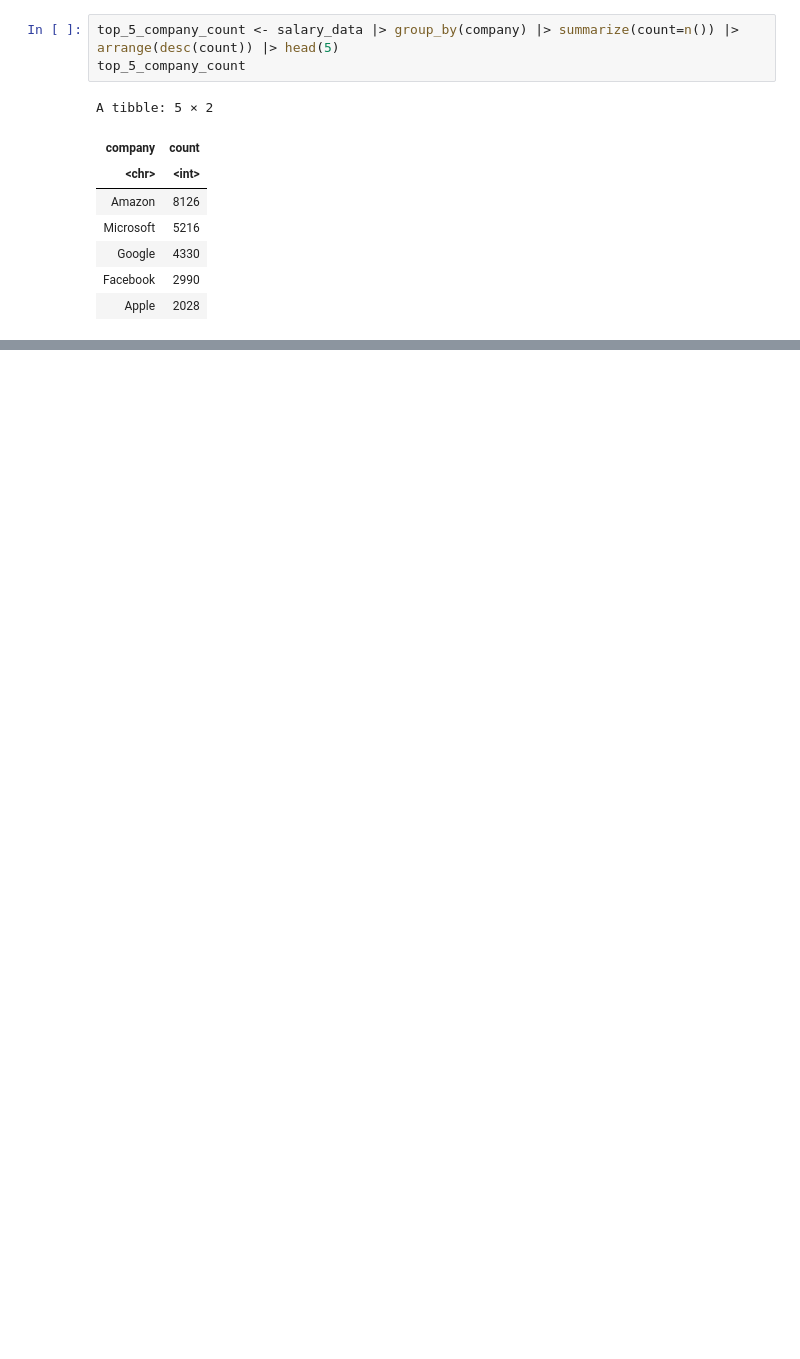
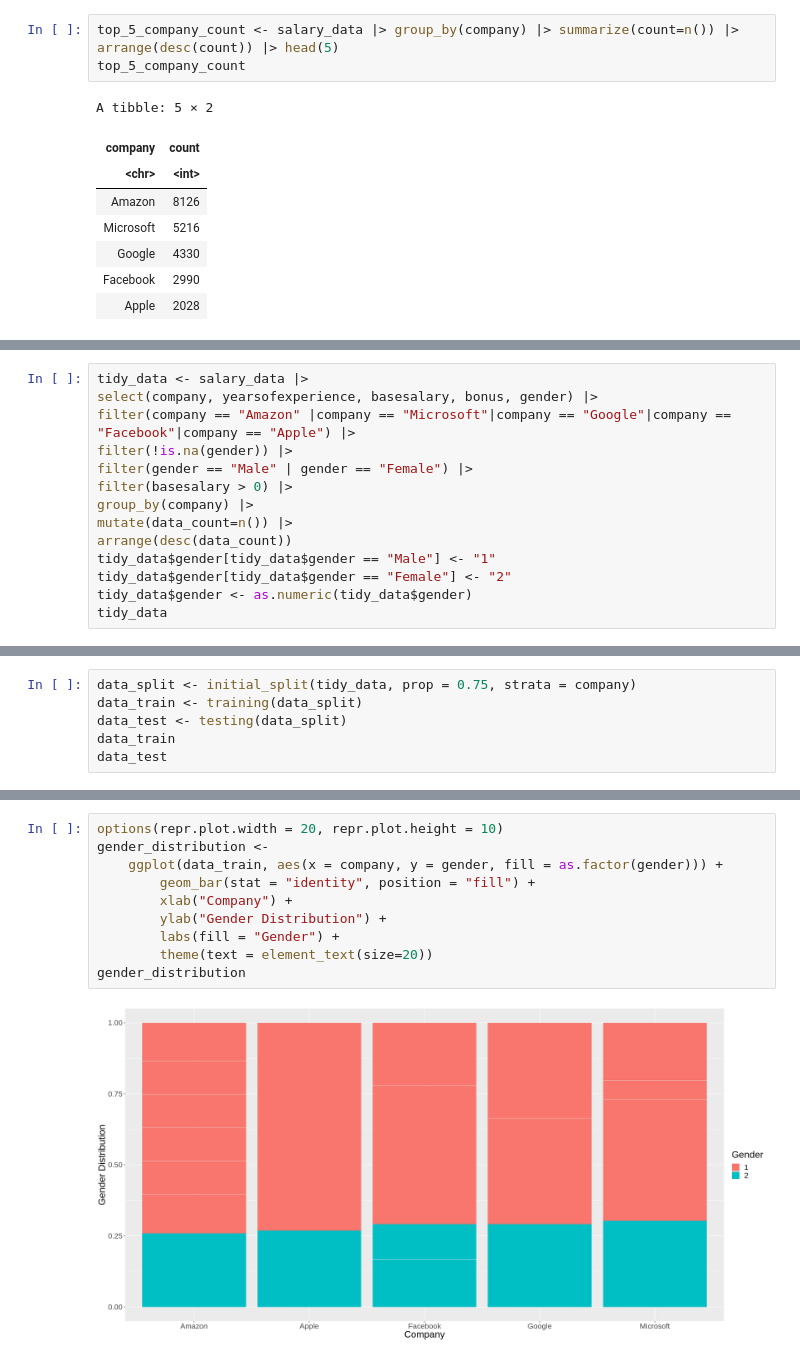
Before and after one commit to EdrickBelmiro/CareerPredictorDSCI100, a Jupyter notebook: Proposal- Group 19.ipynb, the cells around one changed output, grey strips where cells are left out. Drawn from its saved outputs; the diff is of its cells as text; blank space fills up the shorter version.

```diff
--- a/Proposal- Group 19.ipynb
+++ b/Proposal- Group 19.ipynb
@@ -120,0 +80,14 @@ A tibble: 3062 × 2
+# %%
+tidy_data <- salary_data |>
+select(company, yearsofexperience, basesalary, bonus, gender) |>
+filter(company == "Amazon" |company == "Microsoft"|company == "Google"|company == "Facebook"|company == "Apple") |>
+filter(!is.na(gender)) |>
+filter(gender == "Male" | gender == "Female") |>
+filter(basesalary > 0) |>
+group_by(company) |>
+mutate(data_count=n()) |>
+arrange(desc(data_count))
+tidy_data$gender[tidy_data$gender == "Male"] <- "1"
+tidy_data$gender[tidy_data$gender == "Female"] <- "2"
+tidy_data$gender <- as.numeric(tidy_data$gender)
+tidy_data
@@ -120,0 +107,6 @@ A tibble: 3062 × 2
+# %%
+data_split <- initial_split(tidy_data, prop = 0.75, strata = company)
+data_train <- training(data_split)
+data_test <- testing(data_split)
+data_train
+data_test
@@ -120,0 +162,12 @@ A tibble: 3062 × 2
+# %%
+options(repr.plot.width = 20, repr.plot.height = 10)
+gender_distribution <-
+    ggplot(data_train, aes(x = company, y = gender, fill = as.factor(gender))) +
+        geom_bar(stat = "identity", position = "fill") +
+        xlab("Company") +
+        ylab("Gender Distribution") +
+        labs(fill = "Gender") +
+        theme(text = element_text(size=20))
+gender_distribution
+# %% [output]
+[figure, added]
```
Also changed, not shown: parts of 18 cells of this notebook.
